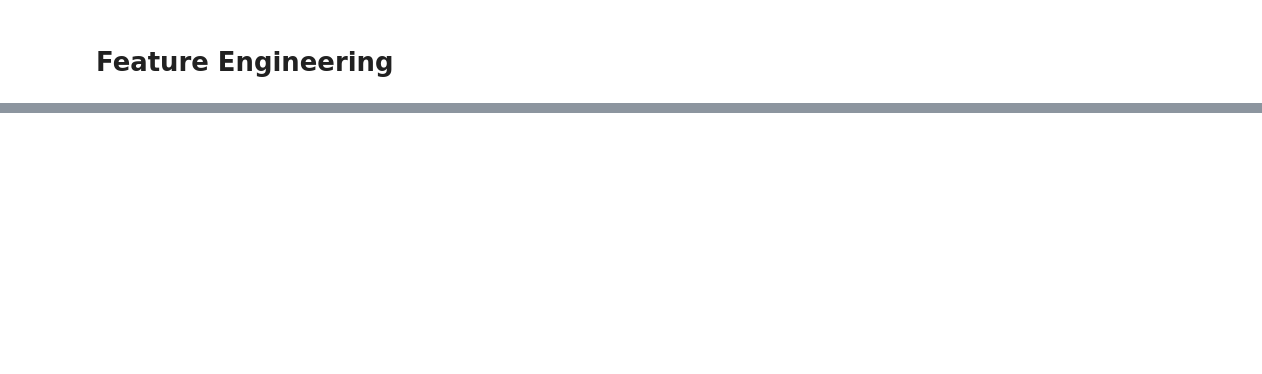
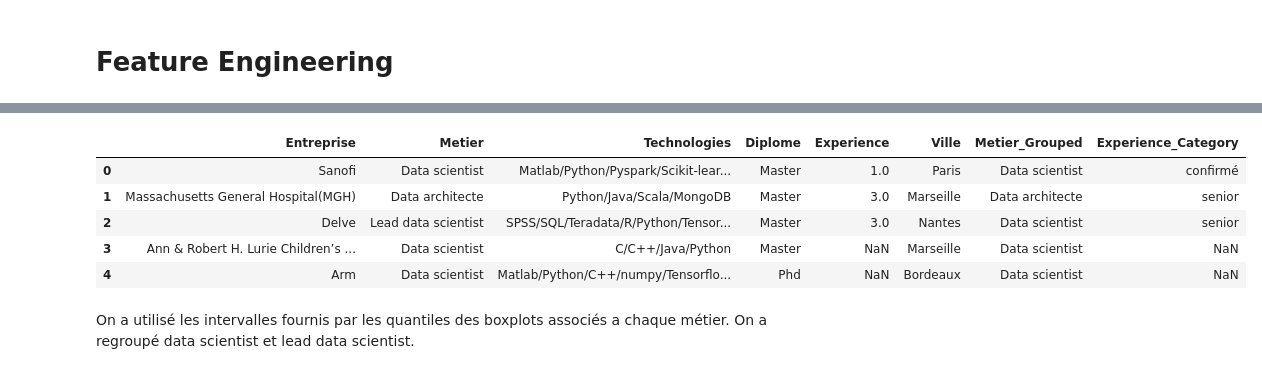
Before and after one commit to jccazes/equancy_technical_assessment, a Jupyter notebook: src/equancy_technical_assessment/answers.ipynb, the cells around one changed output, grey strips where cells are left out. Cells and saved outputs as stored; diff of their text form; code cells hidden in the pictures; blank space fills up the shorter version.

```diff
--- a/src/equancy_technical_assessment/answers.ipynb
+++ b/src/equancy_technical_assessment/answers.ipynb
@@ -219,0 +266,54 @@ confirmé, senior et expert. Expliquez votre démarche.
+# %%
+# Regrouper les métiers
+employee_data['Metier_Grouped'] = employee_data['Metier'].replace({
+    'Lead data scientist': 'Data scientist',
+    'Data scientist': 'Data scientist'
+})
+
+# Fonction de catégorisation
+def categorize_experience(row, quartiles_dict):
+    metier = row['Metier_Grouped']
+    exp = row['Experience']
+    if pd.isnull(exp) or metier not in quartiles_dict:
+        return np.nan
+    q = quartiles_dict[metier]
+    if exp < q['Q1']:
+        return 'débutant'
+    elif exp < q['Q2']:
+        return 'confirmé'
+    elif exp < q['Q3']:
+        return 'senior'
+    else:
+        return 'expert'
+
+# Calcul des quartiles par métier
+quartiles_dict = {}
+for metier in employee_data['Metier_Grouped'].unique():
+    vals = employee_data.loc[employee_data['Metier_Grouped'] == metier, 'Experience'].dropna()
+    if len(vals) == 0:
+        continue
+    quartiles_dict[metier] = {
+        'min': vals.min(),
+        'Q1': np.percentile(vals, 25),
+        'Q2': np.percentile(vals, 50),
+        'Q3': np.percentile(vals, 75),
+        'max': vals.max()
+    }
+
+# Application de la catégorisation
+employee_data['Experience_Category'] = employee_data.apply(lambda row: categorize_experience(row, quartiles_dict), axis=1)
+
+
+employee_data.drop(columns=['Metier_Grouped'], inplace=True)
+
+# Affichage d'un aperçu
+employee_data.head()
+# %% [output]
+|  | Entreprise | Metier | Technologies | Diplome | Experience | Ville | Metier_Grouped | Experience_Category |
+| 0 | Sanofi | Data scientist | Matlab/Python/Pyspark/Scikit-lear... | Master | 1.0 | Paris | Data scientist | confirmé |
+| 1 | Massachusetts General Hospital(MGH) | Data architecte | Python/Java/Scala/MongoDB | Master | 3.0 | Marseille | Data architecte | senior |
+| 2 | Delve | Lead data scientist | SPSS/SQL/Teradata/R/Python/Tensor... | Master | 3.0 | Nantes | Data scientist | senior |
+| 3 | Ann & Robert H. Lurie Children’s ... | Data scientist | C/C++/Java/Python | Master | NaN | Marseille | Data scientist | NaN |
+| 4 | Arm | Data scientist | Matlab/Python/C++/numpy/Tensorflo... | Phd | NaN | Bordeaux | Data scientist | NaN |
+# %% [markdown]
+On a utilisé les intervalles fournis par les quantiles des boxplots associés a chaque métier. On a regroupé data scientist et lead data scientist.
```
Also changed, not shown: parts of 10 cells of this notebook.
